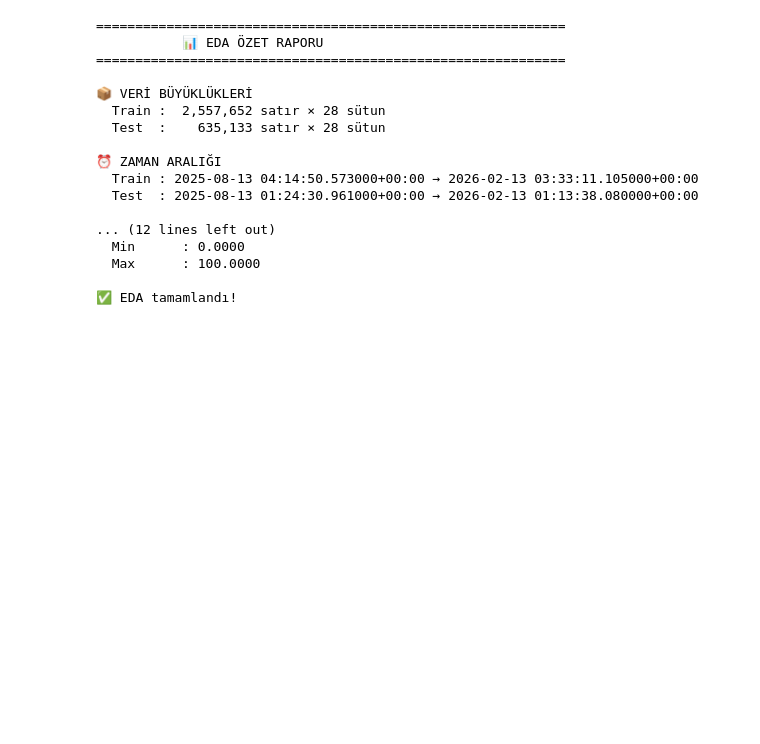
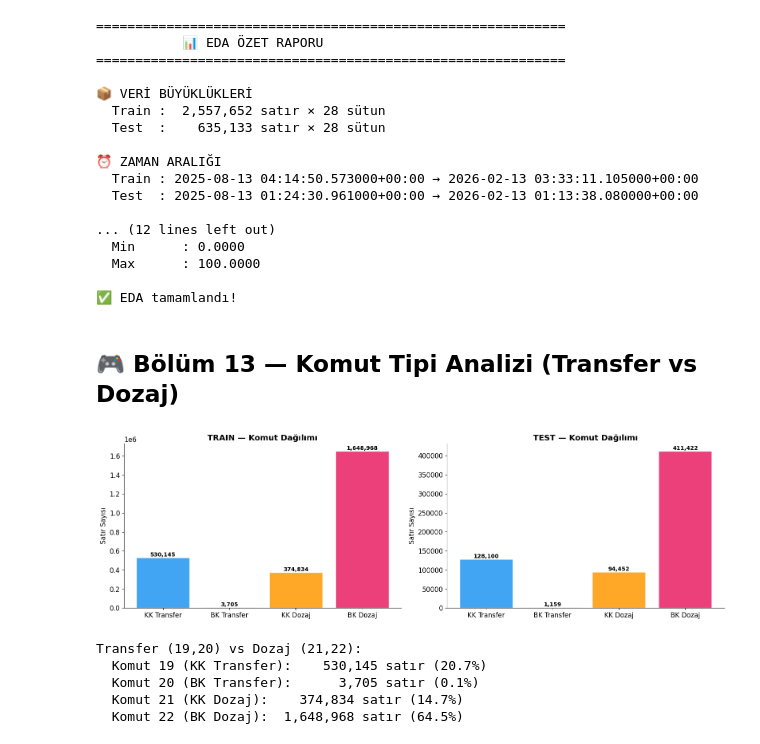
Before and after one commit to TahaSoylu44/Hacettepe-Datathon-26, a Jupyter notebook: aiclubdatathon-26/eda_analysis.ipynb, the cells around one changed output. Drawn from its saved outputs; the diff is of its cells as text; code cells hidden in the pictures; blank space fills up the shorter version.

Commit message:
Add images and readme

```diff
--- a/aiclubdatathon-26/eda_analysis.ipynb
+++ b/aiclubdatathon-26/eda_analysis.ipynb
@@ -707,3 +707,39 @@ print('\n✅ EDA tamamlandı!')
   Max      : 100.0000
 
 ✅ EDA tamamlandı!
+# %% [markdown]
+## 🎮 Bölüm 13 — Komut Tipi Analizi (Transfer vs Dozaj)
+# %%
+import matplotlib.pyplot as plt
+import numpy as np
+import matplotlib.gridspec as gridspec
+
+# Komut isimleri
+CMD_NAMES = {19:'KK Transfer', 20:'BK Transfer', 21:'KK Dozaj', 22:'BK Dozaj'}
+CMD_COLORS = {19:'#2196F3', 20:'#4CAF50', 21:'#FF9800', 22:'#E91E63'}
+
+# Komut dağılımı
+fig, axes = plt.subplots(1, 2, figsize=(16, 5))
+for ax, df, title in [(axes[0], train, 'TRAIN'), (axes[1], test, 'TEST')]:
+    vc = df['commandno'].value_counts().sort_index()
+    colors = [CMD_COLORS.get(c, 'gray') for c in vc.index]
+    bars = ax.bar([CMD_NAMES.get(c, str(c)) for c in vc.index], vc.values, color=colors, alpha=0.85, edgecolor='white')
+    for bar, val in zip(bars, vc.values):
+        ax.text(bar.get_x()+bar.get_width()/2, bar.get_height()+100, f'{val:,}',
+                ha='center', va='bottom', fontsize=10, fontweight='bold')
+    ax.set_title(f'{title} — Komut Dağılımı', fontweight='bold')
+    ax.set_ylabel('Satır Sayısı')
+plt.tight_layout()
+plt.savefig('command_distribution.png', dpi=120, bbox_inches='tight')
+plt.show()
+print('Transfer (19,20) vs Dozaj (21,22):')
+for cmd in sorted(train['commandno'].unique()):
+    cnt = (train['commandno']==cmd).sum()
+    print(f'  Komut {cmd} ({CMD_NAMES.get(cmd,"?")}): {cnt:>10,} satır ({cnt/len(train)*100:.1f}%)')
+# %% [output]
+[figure, added]
+Transfer (19,20) vs Dozaj (21,22):
+  Komut 19 (KK Transfer):    530,145 satır (20.7%)
+  Komut 20 (BK Transfer):      3,705 satır (0.1%)
+  Komut 21 (KK Dozaj):    374,834 satır (14.7%)
+  Komut 22 (BK Dozaj):  1,648,968 satır (64.5%)
```
Also changed, not shown: parts of 16 cells of this notebook, 12 other files.
